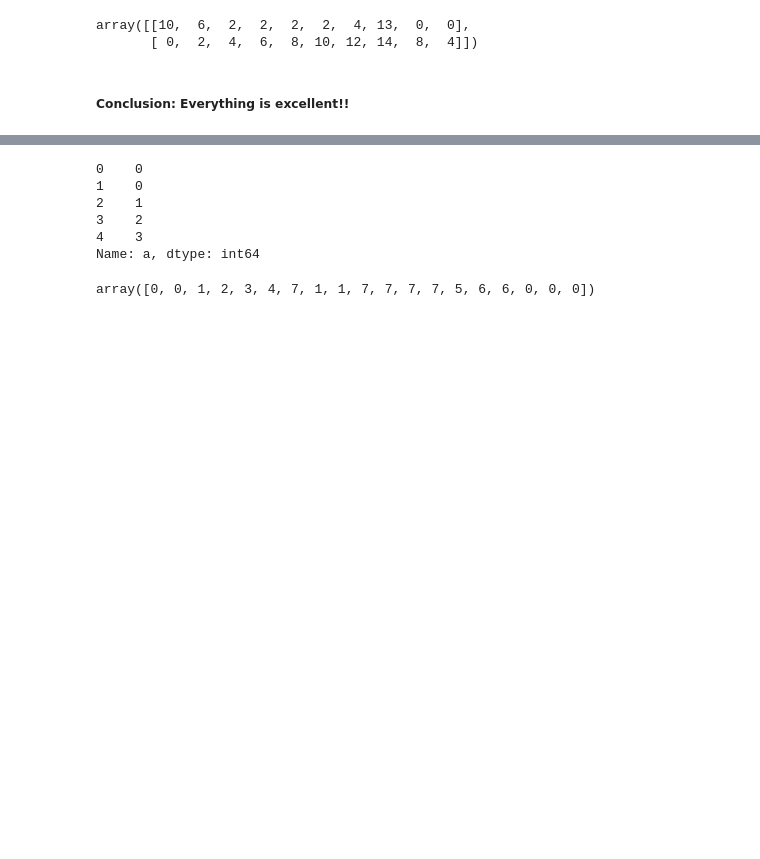
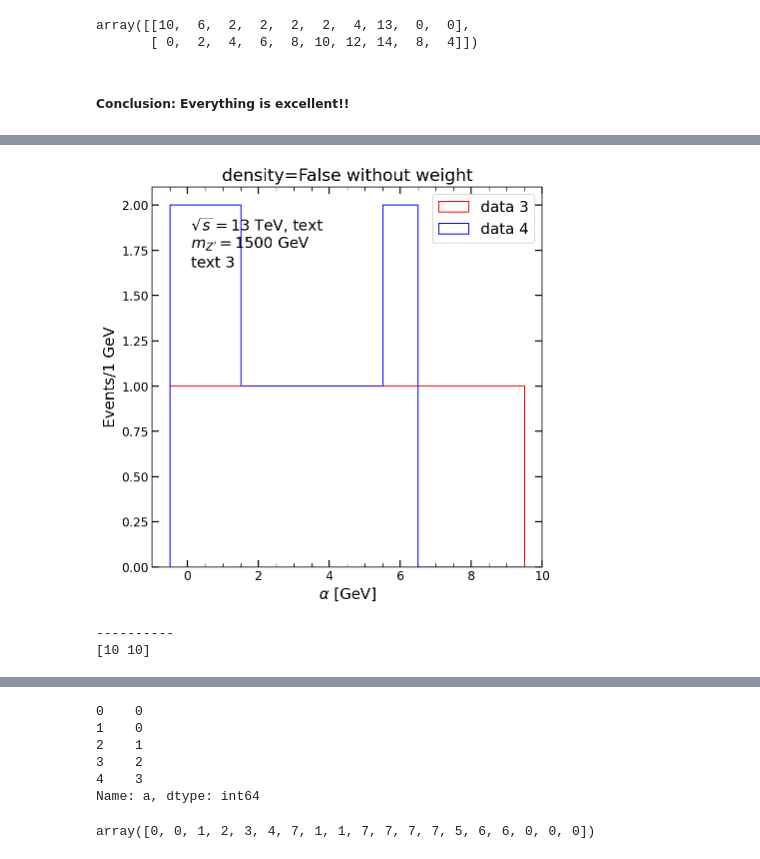
Before and after one commit to YW-Hsiao/svj_setting_master, a Jupyter notebook: test_plotting/test_3_plotting.ipynb, the cells around one changed output, grey strips where cells are left out. Saved outputs shown, nothing was run; the diff lists cells and outputs as text; code cells hidden in the pictures; blank space fills up the shorter version.

Commit message:
add density function into plotting 20220527

```diff
--- a/test_plotting/test_3_plotting.ipynb
+++ b/test_plotting/test_3_plotting.ipynb
@@ -158,0 +160,19 @@ array([[10,  6,  2,  2,  2,  2,  4, 13,  0,  0],
+# %%
+# data 3
+# observable a: all 1
+a3 = np.arange(10)
+selected3 = np.arange(10)
+# a3: all 2
+weight_3 = np.full(10, 2)
+
+# data 4
+# observable a: 0:2, 1:2, 2:1, 3:1, 4:1, 5:1, 6:2
+a4 = np.array([0, 0, 1, 1, 2, 3, 4, 5, 6, 6])
+selected4 = np.arange(10)
+# a4: 0:7, 1:6, 2:4, 3:1, 4:6, 5:7, 6:9
+weight_4 = np.array([5, 2, 2, 4, 4, 1, 6, 7, 2, 7])
+
+data_3 = {'a': a3, 'selected': selected3}
+data_4 = {'a': a4, 'selected': selected4}
+df_3 = pd.DataFrame(data_3)
+df_4 = pd.DataFrame(data_4)
@@ -158,0 +193,21 @@ array([[10,  6,  2,  2,  2,  2,  4, 13,  0,  0],
+# %%
+# define global variables
+binning = np.linspace(0, 10, 11)
+color = ['red', 'blue']
+label = ['data 3', 'data 4']
+text = [r'$\sqrt{s} = 13$ TeV, text', r'$m_{Z^\prime} = 1500$ GeV', 'text 3']
+text_xy=(0.1, 0.9)
+# %%
+# 01. plot basic histogram
+hist, bins = plotting('a', [df_3, df_4], binning, color, label,
+                      align='left',
+                      set_title='density=False without weight',
+                      xlabel=r'$\alpha$ [GeV]', ylabel='Events/1 GeV',
+                      text=text, text_xy=text_xy,
+                      savefig='./figures_test_3/fig_01-basic.pdf')
+print('-'*10)
+print(np.sum(hist, axis=1))
+# %% [output]
+[figure, added]
+----------
+[10 10]
```
Also changed, not shown: parts of 10 cells of this notebook, 14 other files.
